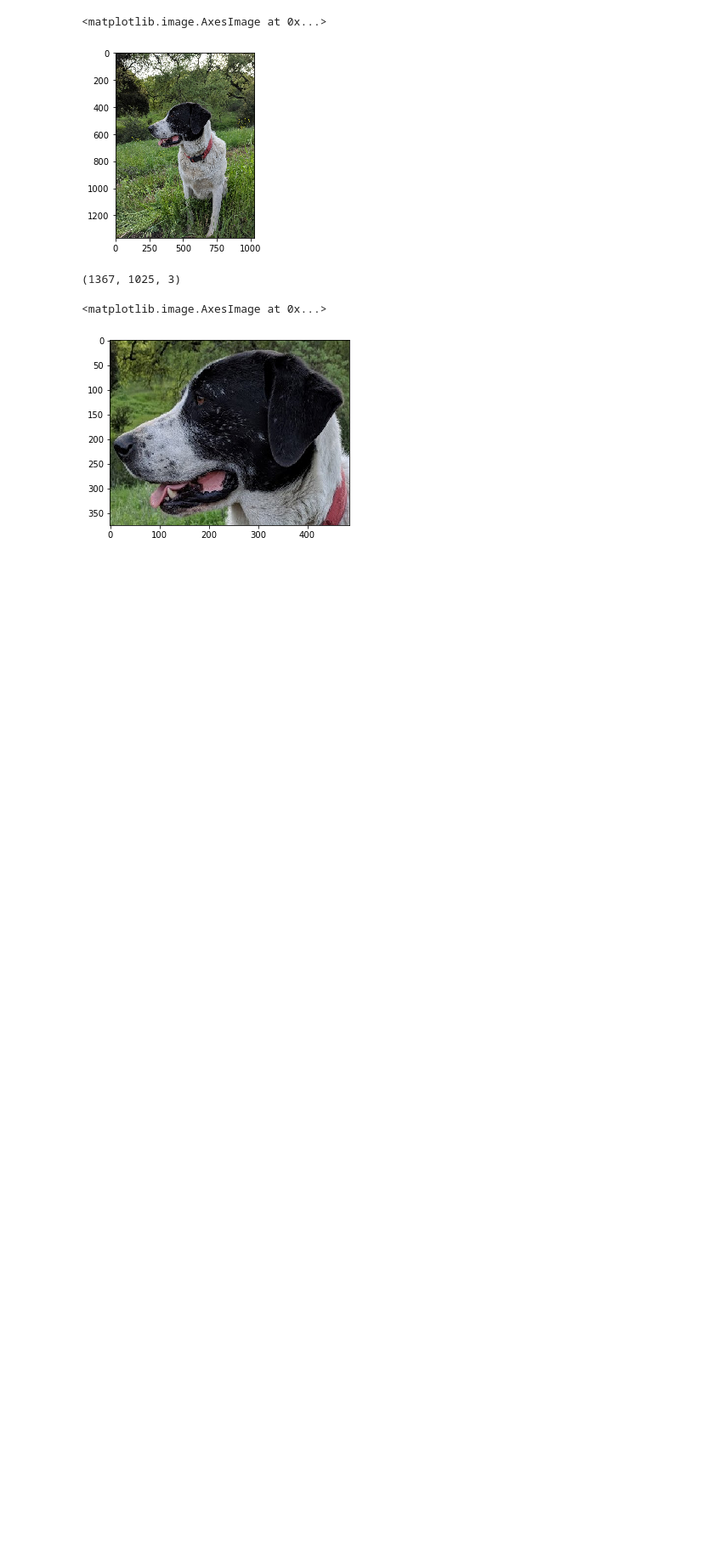
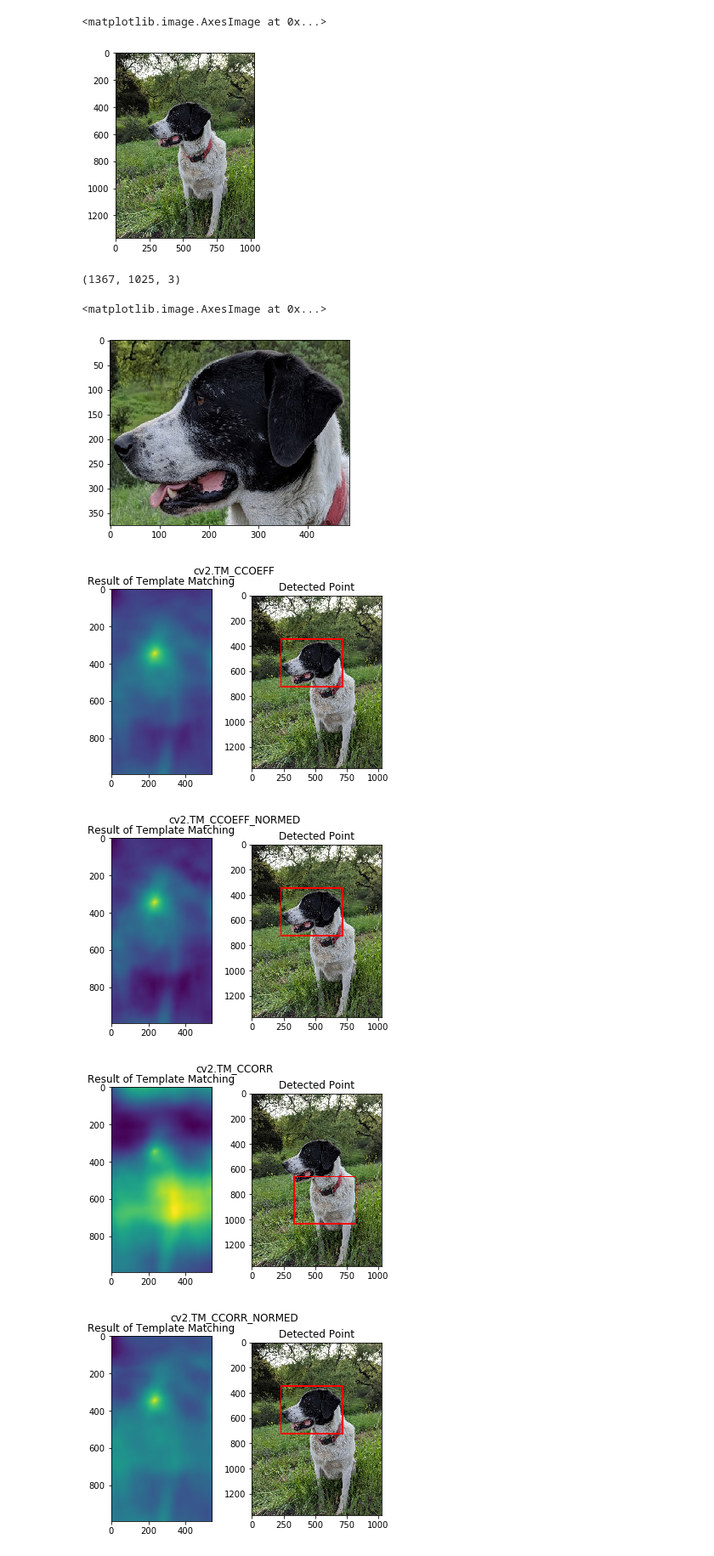
Before and after one commit to Ayse-Sadioglu/opencv, a Jupyter notebook: FaceRec.ipynb, the cells around one changed output. Shown at 85% size. Cells and saved outputs as stored; diff of their text form; code cells hidden in the pictures; blank space fills up the shorter version.

```diff
--- a/FaceRec.ipynb
+++ b/FaceRec.ipynb
@@ -23,3 +23,56 @@ plt.imshow(face)
 # %% [output]
 <matplotlib.image.AxesImage at 0x...>
 [figure]
+# %%
+methods = ['cv2.TM_CCOEFF', 'cv2.TM_CCOEFF_NORMED', 'cv2.TM_CCORR','cv2.TM_CCORR_NORMED', 'cv2.TM_SQDIFF', 'cv2.TM_SQDIFF_NORMED']
+# %%
+height, width,channels = face.shape
+# %%
+for m in methods:
+
+    # Create a copy of the image
+    full_copy = full.copy()
+
+    # Get the actual function instead of the string
+    method = eval(m)
+
+    # Apply template Matching with the method
+    res = cv2.matchTemplate(full_copy,face,method)
+
+    # Grab the Max and Min values, plus their locations
+    min_val, max_val, min_loc, max_loc = cv2.minMaxLoc(res)
+
+    # Set up drawing of Rectangle
+
+    # If the method is TM_SQDIFF or TM_SQDIFF_NORMED, take minimum
+    # Notice the coloring on the last 2 left hand side images.
+    if method in [cv2.TM_SQDIFF, cv2.TM_SQDIFF_NORMED]:
+        top_left = min_loc
+    else:
+        top_left = max_loc
+
+    # Assign the Bottom Right of the rectangle
+    bottom_right = (top_left[0] + width, top_left[1] + height)
+
+    # Draw the Red Rectangle
+    cv2.rectangle(full_copy,top_left, bottom_right, 255, 10)
+
+    # Plot the Images
+    plt.subplot(121)
+    plt.imshow(res)
+    plt.title('Result of Template Matching')
+
+    plt.subplot(122)
+    plt.imshow(full_copy)
+    plt.title('Detected Point')
+    plt.suptitle(m)
+
+
+    plt.show()
+    print('\n')
+    print('\n')
+# %% [output]
+[figure, added]
+[figure, added]
+[figure, added]
+[figure, added]
```
Also changed, not shown: parts of 1 cell of this notebook.
